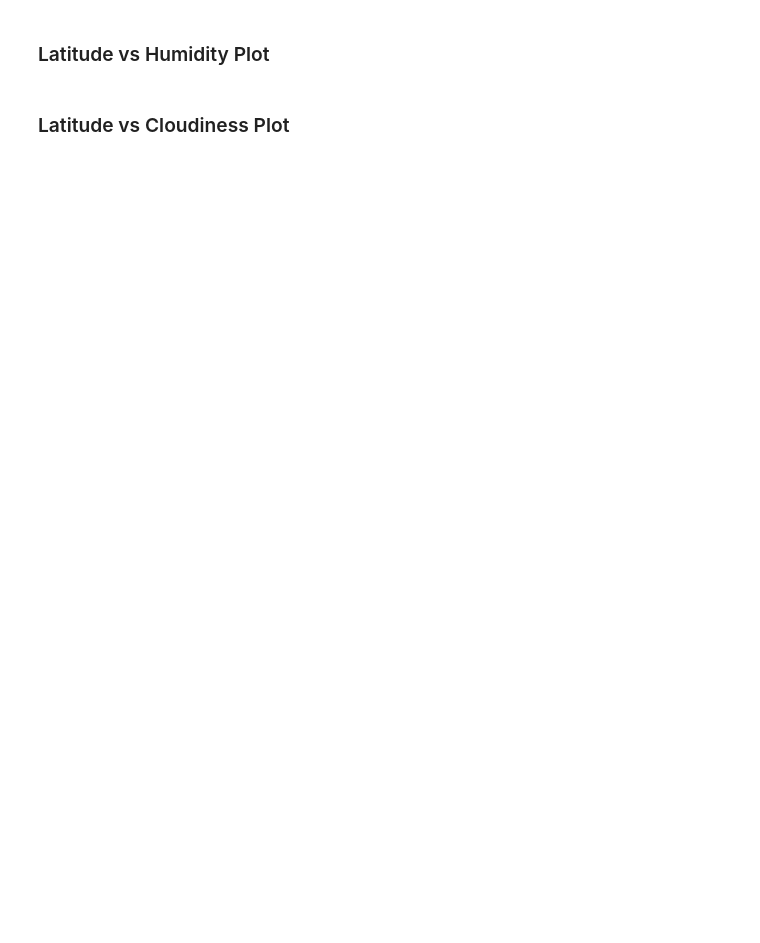
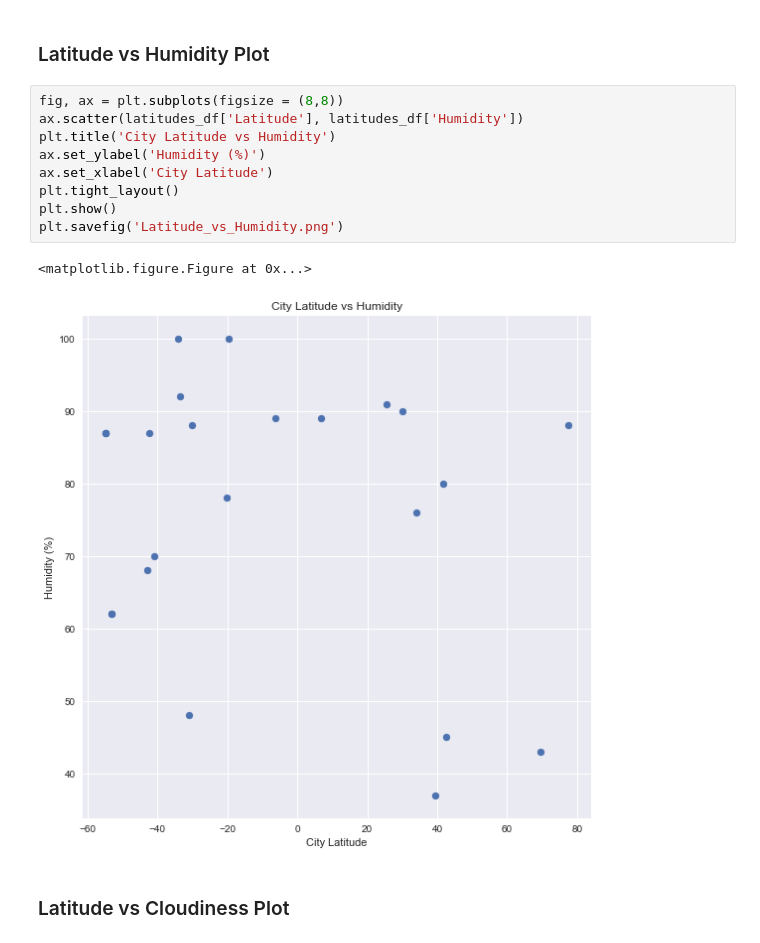
Before and after one commit to alandavila/data-analytics, a Jupyter notebook: Python/api/WeatherPy.ipynb, the cells around one changed output. Cells and saved outputs as stored; diff of their text form; blank space fills up the shorter version.

```diff
--- a/Python/api/WeatherPy.ipynb
+++ b/Python/api/WeatherPy.ipynb
@@ -86,4 +108,16 @@ ax.scatter(latitudes_df['Latitude'], latitudes_df['Temperature'])
 # %% [markdown]
 ### Latitude vs Humidity Plot
+# %%
+fig, ax = plt.subplots(figsize = (8,8))
+ax.scatter(latitudes_df['Latitude'], latitudes_df['Humidity'])
+plt.title('City Latitude vs Humidity')
+ax.set_ylabel('Humidity (%)')
+ax.set_xlabel('City Latitude')
+plt.tight_layout()
+plt.show()
+plt.savefig('Latitude_vs_Humidity.png')
+# %% [output]
+<matplotlib.figure.Figure at 0x...>
+[figure, added]
 # %% [markdown]
 ### Latitude vs Cloudiness Plot
```
Also changed, not shown: parts of 8 cells of this notebook, 5 other files.
